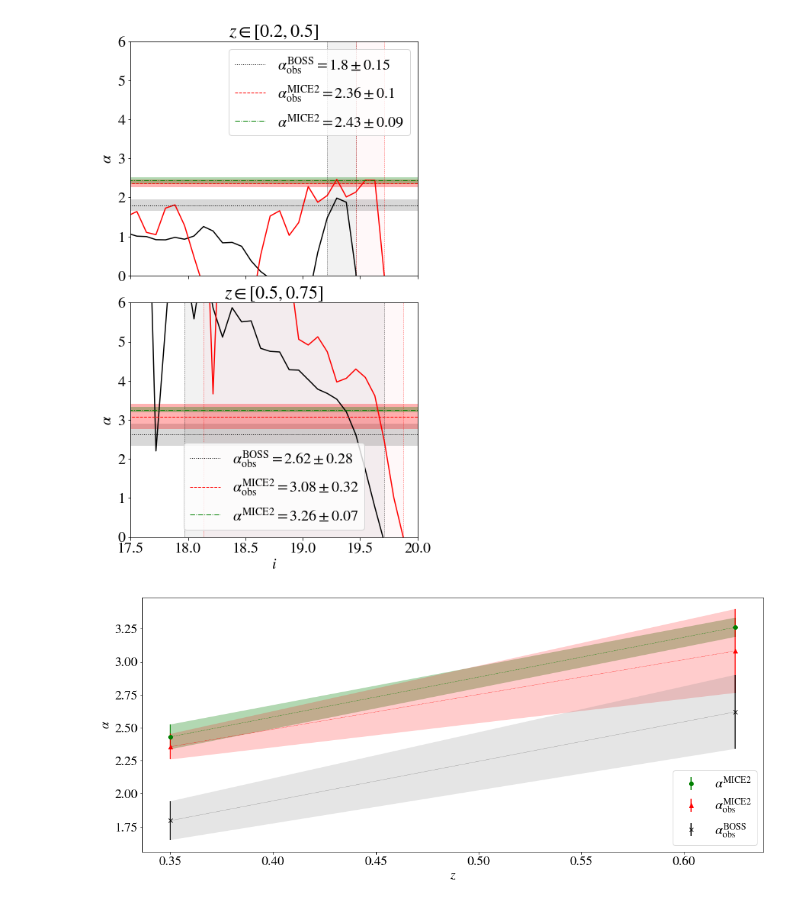
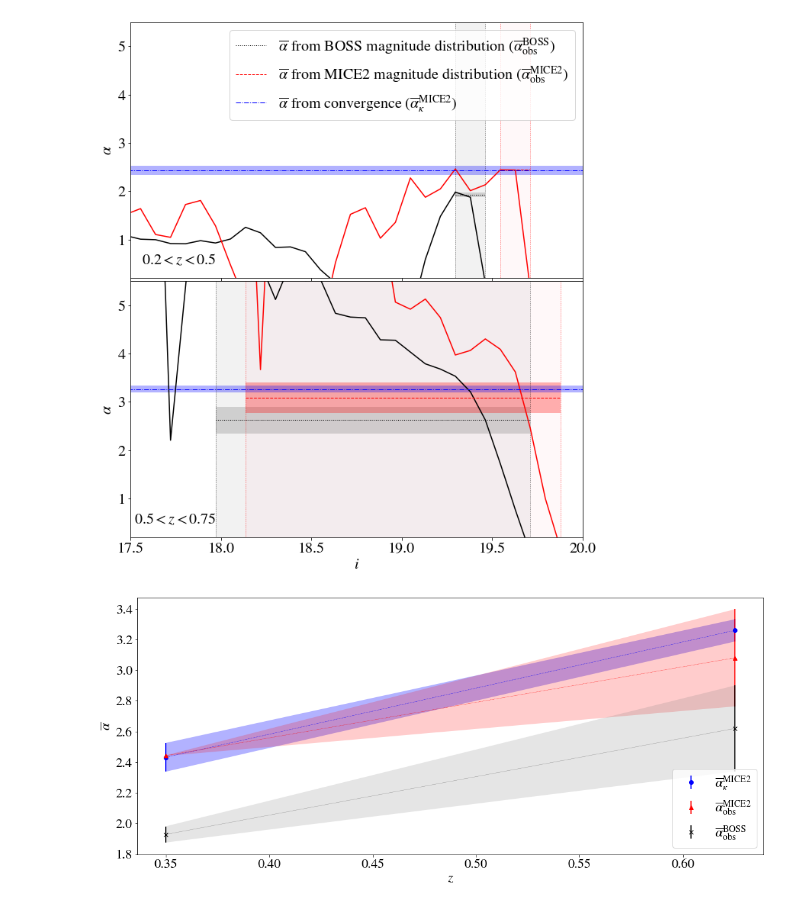
Before and after one commit to mwiet/MAGBET, a Jupyter notebook: MAGBET_module_demo.ipynb, the cells around one changed output. Drawn from its saved outputs; the diff is of its cells as text; code cells hidden in the pictures.

```diff
--- a/MAGBET_module_demo.ipynb
+++ b/MAGBET_module_demo.ipynb
@@ -32,17 +62,9 @@ mag_limit      = None
 # %%
+#NOTE: IF THE SIMULATIONS USED IN THE ANALYSIS ASSUME THE MAGNIFICATION FACTOR mu = 1 + 2*kappa, USE THE FUNCTIONS BELOW:
+
 #Finds alpha values for each tile by fitting the galaxy count difference with respect to the simulated convergence
 
-#Read unmagnified file | Dilution = False always, since we only want coords before magnification
-ra, dec, kappa, z = read_MICE2_fits(filename_nomag,
-                                    dilution = False,
-                                    mag_limited = mag_limited, mag_limit_band = mag_limit_band, mag_limit = mag_limit)
-
-#Read magnified file
-dilution = True
-ramag, decmag, kappamag, zmag = read_MICE2_fits(filename_mag, dilution, mag_limited, mag_limit_band, mag_limit)
-
-
-#Get relative difference of counts and mean convergence for each pixel over all tiles and reshift bins
+#Get relative difference of counts and mean convergence for each pixel over all tiles and reshift bins (assuming small convergence and shear)
 tessellation = True
 reldiff_list, kappa_list, unc_list = compare_mag(ra, dec, kappa, z,
                                                  ramag, decmag, kappamag, zmag,
@@ -51,14 +73,14 @@ reldiff_list, kappa_list, unc_list = compare_mag(ra, dec, kappa, z,
                                                  mag_limited, mag_limit_band, mag_limit)
 
 
-#Find alphas
+#Find alphas assuming small convergence and shear
 a_list, a_unc_list, gof_list, npix_list, tiles, alpha_est_list, alpha_est_unc_list = fit_kappa_vs_diff_tiled(reldiff_list, kappa_list, unc_list,
                                                                                                              nside, nside_tes,
                                                                                                              redshift_range,
                                                                                                              least_squares = True,
                                                                                                              dilution = True,
                                                                                                              mag_limited = mag_limited, mag_limit_band = mag_limit_band, mag_limit = mag_limit,
-                                                                                                             plots = True, tag = tag)
+                                                                                                             plots = False, tag = tag)
 
 # Outputs show the current redshift bin and tile that is being analysed together with the number of galaxies,
 # number of pixels and the coordinates of the anomalies that are being excluded.
@@ -213,86 +279,93 @@ bin_centers = bin_edges[:-1] + (bin_width)/2
 plt.close('all')
 xmin, xmax = 17.5, 20
 
-fig, axs = plt.subplots(len(redshift_range)-1)
+fig, axs = plt.subplots(len(redshift_range)-1, sharex=True)
+if not isinstance(axs, Iterable):
+    axs = [axs]
 
 for i in range(0, len(redshift_range)-1):
-    axs[i].title.set_text(r'$z \in [{0}, {1}]$'.format(round(redshift_range[i], 3), round(redshift_range[i+1], 3)))
+    #axs[i].title.set_text(r'$z \in [{0}, {1}]$'.format(round(redshift_range[i], 3), round(redshift_range[i+1], 3)))
+    m_range_obs = np.linspace(turn_off_list_obs[i] - max_overlap_range_list[i], turn_off_list_obs[i], 100)
+    m_range_sim = np.linspace(turn_off_list_sim[i] - max_overlap_range_list[i], turn_off_list_sim[i], 100)
 
     axs[i].plot(bin_centers, alpha_nc_list_obs[i], color = 'k')
     axs[i].plot(bin_centers, alpha_nc_list_sim[i], color = 'r')
-    axs[i].plot(bin_centers, np.repeat(alpha_obs_list[i], len(bin_centers)), label = r'$\alpha_{{\rm{{obs}}}}^{{\rm{{BOSS}}}} = {a} \pm {b}$'.format(a = round(alpha_obs_list[i], 2), b = round(alpha_obs_unc_list[i], 2)), color = 'k', ls = ':', lw = 1)
-    axs[i].plot(bin_centers, np.repeat(max_overlap_alpha_list[i], len(bin_centers)), label = r'$\alpha_{{\rm{{obs}}}}^{{\rm{{MICE2}}}} = {a} \pm {b}$'.format(a = round(max_overlap_alpha_list[i], 2), b = round(max_overlap_alpha_unc_list[i], 2)), color = 'r', ls = '--', lw = 1)
+    axs[i].plot(m_range_obs, np.repeat(alpha_obs_list[i], len(m_range_obs)), label = r'$\overline{\alpha}$ from BOSS magnitude distribution ($\overline{\alpha}_{\rm{obs}}^{\rm{BOSS}}$)', color = 'k', ls = ':', lw = 1)
+    axs[i].plot(m_range_sim, np.repeat(max_overlap_alpha_list[i], len(m_range_sim)), label = r'$\overline{\alpha}$ from MICE2 magnitude distribution ($\overline{\alpha}_{\rm{obs}}^{\rm{MICE2}}$)', color = 'r', ls = '--', lw = 1)
 
     axs[i].vlines(turn_off_list_obs[i] - max_overlap_range_list[i], -15, 15, linewidth = 0.6, color = 'k', linestyles = 'dotted')
     axs[i].vlines(turn_off_list_obs[i], -15, 15, linewidth = 0.6, color = 'k', linestyles = 'dotted')
     axs[i].vlines(turn_off_list_sim[i] - max_overlap_range_list[i], -15, 15, linewidth = 0.6, color = 'r', linestyles = 'dotted')
     axs[i].vlines(turn_off_list_sim[i], -15, 15, linewidth = 0.6, color = 'r', linestyles = 'dotted')
 
     axs[i].fill_between(bin_centers, -2, 15, where= (bin_centers >= turn_off_list_obs[i] - max_overlap_range_list[i]) & (bin_centers <= turn_off_list_obs[i]), facecolor='grey', alpha=0.1)
     axs[i].fill_between(bin_centers, -2, 15, where= (bin_centers >= turn_off_list_sim[i] - max_overlap_range_list[i]) & (bin_centers <= turn_off_list_sim[i]), facecolor='pink', alpha=0.1)
 
     upper = np.repeat(alpha_obs_list[i] + alpha_obs_unc_list[i], 100)
     lower = np.repeat(alpha_obs_list[i] - alpha_obs_unc_list[i], 100)
-    axs[i].fill_between(np.linspace(xmin, xmax, 100), lower, upper, facecolor='grey', alpha = 0.3)
+    axs[i].fill_between(m_range_obs, lower, upper, facecolor='grey', alpha = 0.3)
 
     upper = np.repeat(max_overlap_alpha_list[i] + max_overlap_alpha_unc_list[i], 100)
     lower = np.repeat(max_overlap_alpha_list[i] - max_overlap_alpha_unc_list[i], 100)
-    axs[i].fill_between(np.linspace(xmin, xmax, 100), lower, upper, facecolor='red', alpha = 0.3)
+    axs[i].fill_between(m_range_sim, lower, upper, facecolor='red', alpha = 0.3)
 
-    axs[i].plot(bin_centers, np.repeat(alpha_est_list[i], len(bin_centers)), label = r'$\alpha^{{\rm{{MICE2}}}} = {a} \pm {b}$'.format(a = round(alpha_est_list[i], 2), b = round(alpha_est_unc_list[i], 2)), color = 'green', ls = '-.', lw = 1)
+    axs[i].plot(bin_centers, np.repeat(alpha_est_list[i], len(bin_centers)), label = r'$\overline{\alpha}$ from convergence ($\overline{\alpha}^{\rm{MICE2}}_{\kappa}$)', color = 'b', ls = '-.', lw = 1)
     upper = np.repeat(alpha_est_list[i] + alpha_est_unc_list[i], 100)
     lower = np.repeat(alpha_est_list[i] - alpha_est_unc_list[i], 100)
-    axs[i].fill_between(np.linspace(xmin, xmax, 100), lower, upper, facecolor='green', alpha = 0.3)
-
-    axs[i].set_ylim([0, 6])
+    axs[i].fill_between(np.linspace(xmin, xmax, 100), lower, upper, facecolor='b', alpha = 0.3)
+    axs[i].annotate(r'${0} < z < {1}$'.format(round(redshift_range[i], 3), round(redshift_range[i+1], 3)), xy=(xmax-1, 2),  xycoords='data',
+            xytext=(0.19, 0.1), textcoords='axes fraction',
+            horizontalalignment='right', verticalalignment='top',
+            )
+    axs[i].set_ylim([0.2, 5.5])
     axs[i].set_xlim([xmin, xmax])
     axs[i].set_ylabel(r'$\alpha$')
-    axs[i].legend()
     if i < len(redshift_range)-2:
         plt.setp(axs[i].get_xticklabels(), visible=False)
+        axs[i].legend()
 
+plt.subplots_adjust(hspace=0)
 plt.xlabel(r'$i$')
-plt.gcf().set_size_inches(6, 5*(len(redshift_range)-1), forward=True)
+plt.gcf().set_size_inches(9, 5*(len(redshift_range)-1), forward=True)
 plt.tight_layout(pad=0)
 plt.savefig('alpha_histogram_from_{0}-band_bins={1}_{2}.pdf'.format('i', bins, tag))
 plt.show()
 # %% [output]
-[figure, old version]
+[figure, new version]
 # %%
 redshift_width = redshift_range[1:] - redshift_range[:-1]
 redshift_centers = redshift_range[:-1] + (redshift_width)/2
 
 plt.close('all')
 
-plt.errorbar(redshift_centers, alpha_est_list, yerr = alpha_est_unc_list, label = r'$\alpha^{\rm{MICE2}}$', color =  'g', fmt = 'o')
+plt.errorbar(redshift_centers, alpha_est_list, yerr = alpha_est_unc_list, label = r'$\overline{\alpha}^{\rm{MICE2}}_{\kappa}$', color =  'b', fmt = 'o')
 upper = alpha_est_list + alpha_est_unc_list
 lower = alpha_est_list - alpha_est_unc_list
-plt.fill_between(redshift_centers, lower, upper, facecolor='green', alpha = 0.3)
+plt.fill_between(redshift_centers, lower, upper, facecolor='b', alpha = 0.3)
 
-plt.plot(redshift_centers, alpha_est_list, color = 'g', lw = 0.4, ls = '-.')
+plt.plot(redshift_centers, alpha_est_list, color = 'b', lw = 0.4, ls = '-.')
 
-plt.errorbar(redshift_centers, max_overlap_alpha_list, yerr = max_overlap_alpha_unc_list, marker="^", label = r'$\alpha^{\rm{MICE2}}_{\rm{obs}}$', color = 'r', fmt = 'o')
+plt.errorbar(redshift_centers, max_overlap_alpha_list, yerr = max_overlap_alpha_unc_list, marker="^", label = r'$\overline{\alpha}^{\rm{MICE2}}_{\rm{obs}}$', color = 'r', fmt = 'o')
 
 upper = max_overlap_alpha_list + max_overlap_alpha_unc_list
 lower = max_overlap_alpha_list - max_overlap_alpha_unc_list
 plt.fill_between(redshift_centers, lower, upper, facecolor='red', alpha = 0.2)
 
 plt.plot(redshift_centers, max_overlap_alpha_list, color = 'r', lw = 0.4, ls = '--')
-plt.errorbar(redshift_centers, alpha_obs_list, yerr = alpha_obs_unc_list, marker='x', label = r'$\alpha^{\rm{BOSS}}_{\rm{obs}}$', color = 'k', fmt = 'o')
+plt.errorbar(redshift_centers, alpha_obs_list, yerr = alpha_obs_unc_list, marker='x', label = r'$\overline{\alpha}^{\rm{BOSS}}_{\rm{obs}}$', color = 'k', fmt = 'o')
 
 upper = alpha_obs_list + alpha_obs_unc_list
 lower = alpha_obs_list - alpha_obs_unc_list
 plt.fill_between(redshift_centers, lower, upper, facecolor='grey', alpha = 0.2)
 
 plt.plot(redshift_centers, alpha_obs_list, color = 'k', lw = 0.4, ls = ':')
-#plt.xticks(redshift_range)
 
 plt.xlabel(r'$z$')
-plt.ylabel(r'$\alpha$')
+plt.ylabel(r'$\overline{\alpha}$')
 plt.gcf().set_size_inches(14, 6, forward=True)
 plt.tight_layout(pad=0)
 plt.legend(loc =  'lower right')
 plt.savefig('alpha_range_from_{0}-band_bins={1}_{2}.pdf'.format('i', bins, tag))
 plt.show()
 # %% [output]
-[figure, old version]
+[figure, new version]
```
Also changed, not shown: parts of 8 cells of this notebook, 1 other file.
